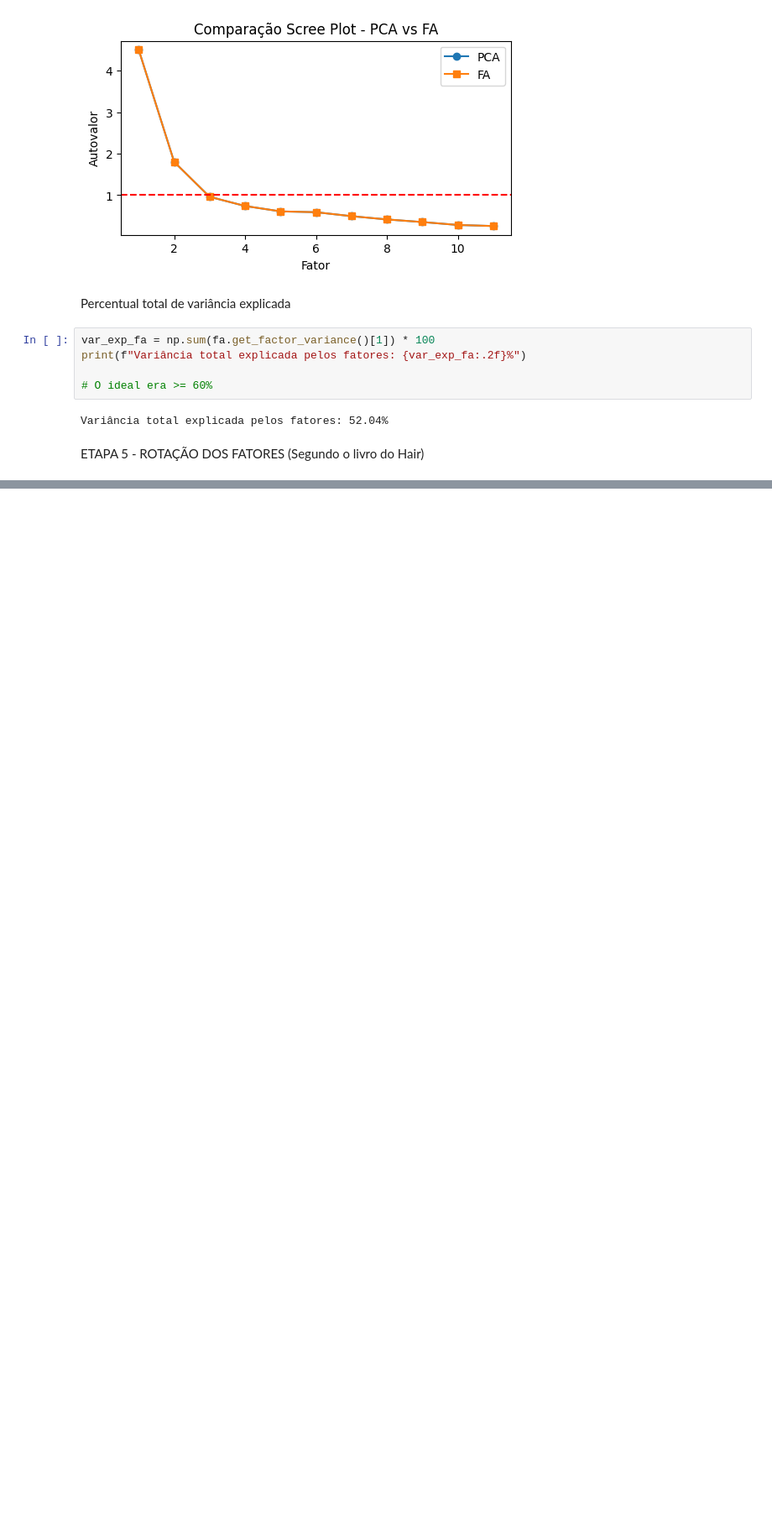
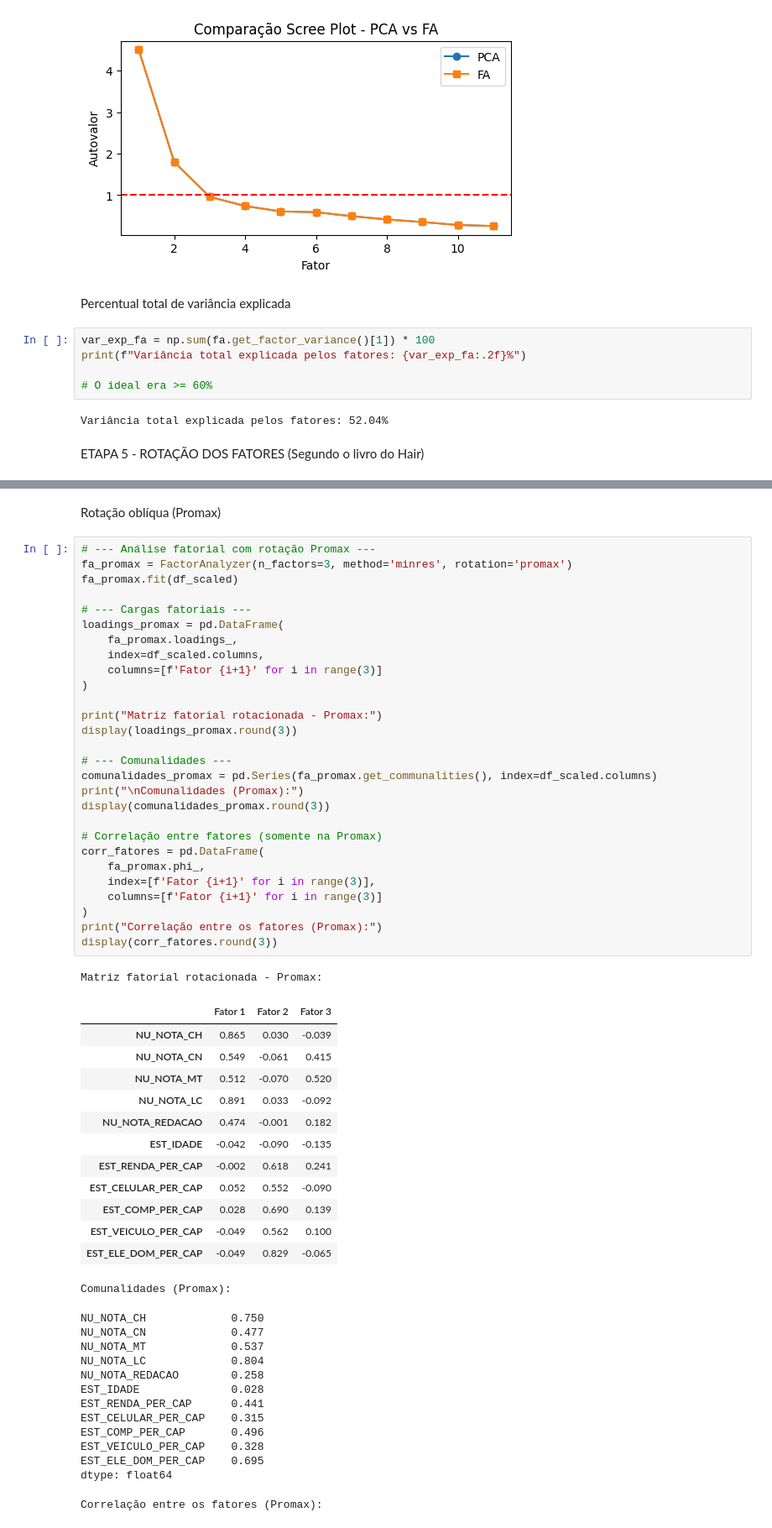
Before and after one commit to gl4a-Veloso/materiais-mqam, a Jupyter notebook: enem/T4/analise_fatorial.ipynb, the cells around one changed output, grey strips where cells are left out. Shown at 84% size. Cells and saved outputs as stored; diff of their text form; blank space fills up the shorter version.

```diff
--- a/enem/T4/analise_fatorial.ipynb
+++ b/enem/T4/analise_fatorial.ipynb
@@ -361,0 +412,58 @@ Validação (ainda não sei fazer isso)
+# %% [markdown]
+Rotação oblíqua (Promax)
+# %%
+# --- Análise fatorial com rotação Promax ---
+fa_promax = FactorAnalyzer(n_factors=3, method='minres', rotation='promax')
+fa_promax.fit(df_scaled)
+
+# --- Cargas fatoriais ---
+loadings_promax = pd.DataFrame(
+    fa_promax.loadings_,
+    index=df_scaled.columns,
+    columns=[f'Fator {i+1}' for i in range(3)]
+)
+
+print("Matriz fatorial rotacionada - Promax:")
+display(loadings_promax.round(3))
+
+# --- Comunalidades ---
+comunalidades_promax = pd.Series(fa_promax.get_communalities(), index=df_scaled.columns)
+print("\nComunalidades (Promax):")
+display(comunalidades_promax.round(3))
+
+# Correlação entre fatores (somente na Promax)
+corr_fatores = pd.DataFrame(
+    fa_promax.phi_,
+    index=[f'Fator {i+1}' for i in range(3)],
+    columns=[f'Fator {i+1}' for i in range(3)]
+)
+print("Correlação entre os fatores (Promax):")
+display(corr_fatores.round(3))
+# %% [output]
+Matriz fatorial rotacionada - Promax:
+|  | Fator 1 | Fator 2 | Fator 3 |
+| NU_NOTA_CH | 0.865 | 0.030 | -0.039 |
+| NU_NOTA_CN | 0.549 | -0.061 | 0.415 |
+| NU_NOTA_MT | 0.512 | -0.070 | 0.520 |
+| NU_NOTA_LC | 0.891 | 0.033 | -0.092 |
+| NU_NOTA_REDACAO | 0.474 | -0.001 | 0.182 |
+| EST_IDADE | -0.042 | -0.090 | -0.135 |
+| EST_RENDA_PER_CAP | -0.002 | 0.618 | 0.241 |
+| EST_CELULAR_PER_CAP | 0.052 | 0.552 | -0.090 |
+| EST_COMP_PER_CAP | 0.028 | 0.690 | 0.139 |
+| EST_VEICULO_PER_CAP | -0.049 | 0.562 | 0.100 |
+| EST_ELE_DOM_PER_CAP | -0.049 | 0.829 | -0.065 |
+Comunalidades (Promax):
+NU_NOTA_CH             0.750
+NU_NOTA_CN             0.477
+NU_NOTA_MT             0.537
+NU_NOTA_LC             0.804
+NU_NOTA_REDACAO        0.258
+EST_IDADE              0.028
+EST_RENDA_PER_CAP      0.441
+EST_CELULAR_PER_CAP    0.315
+EST_COMP_PER_CAP       0.496
+EST_VEICULO_PER_CAP    0.328
+EST_ELE_DOM_PER_CAP    0.695
+dtype: float64
+Correlação entre os fatores (Promax):
```
Also changed, not shown: parts of 16 cells of this notebook.
